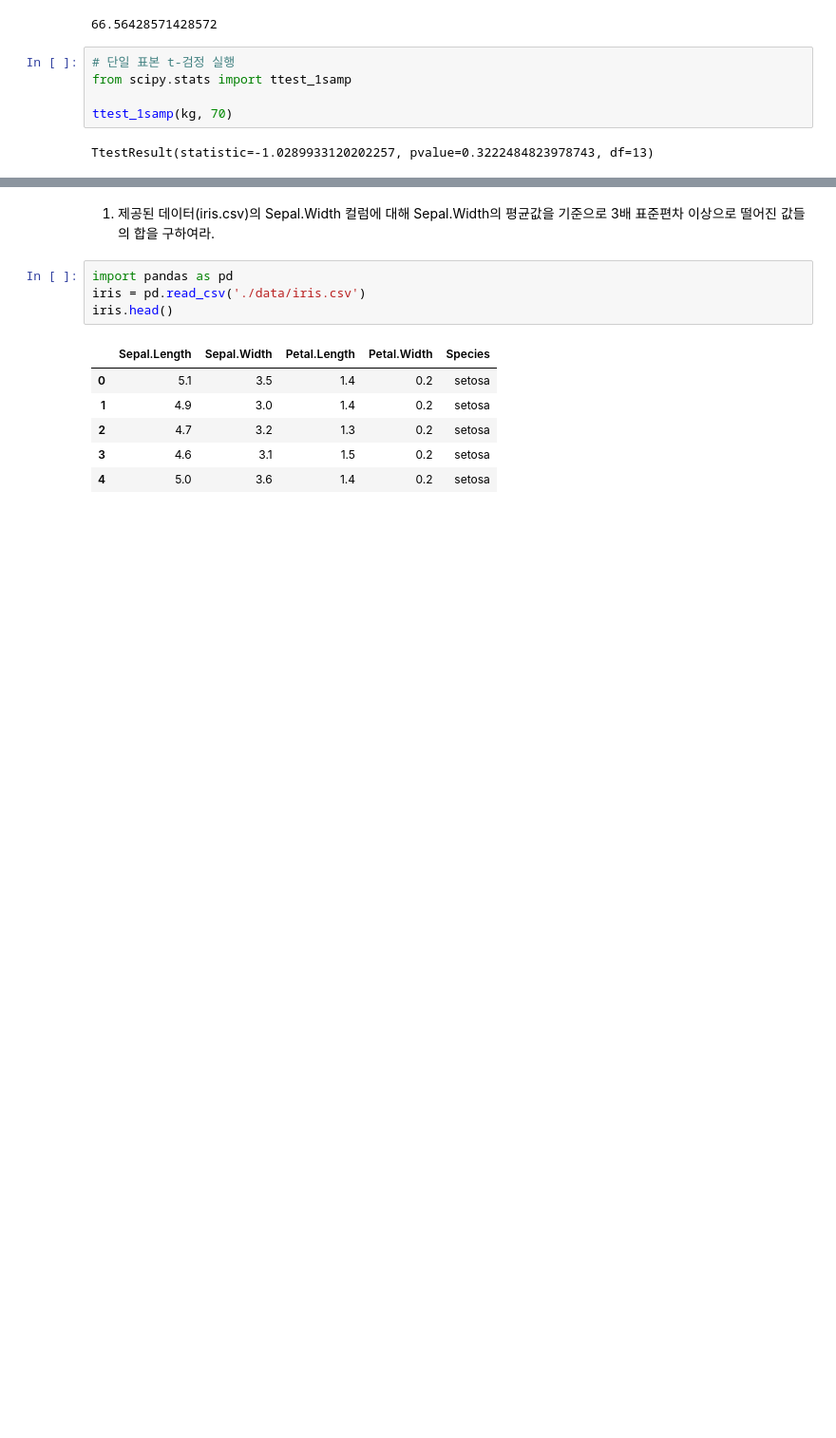
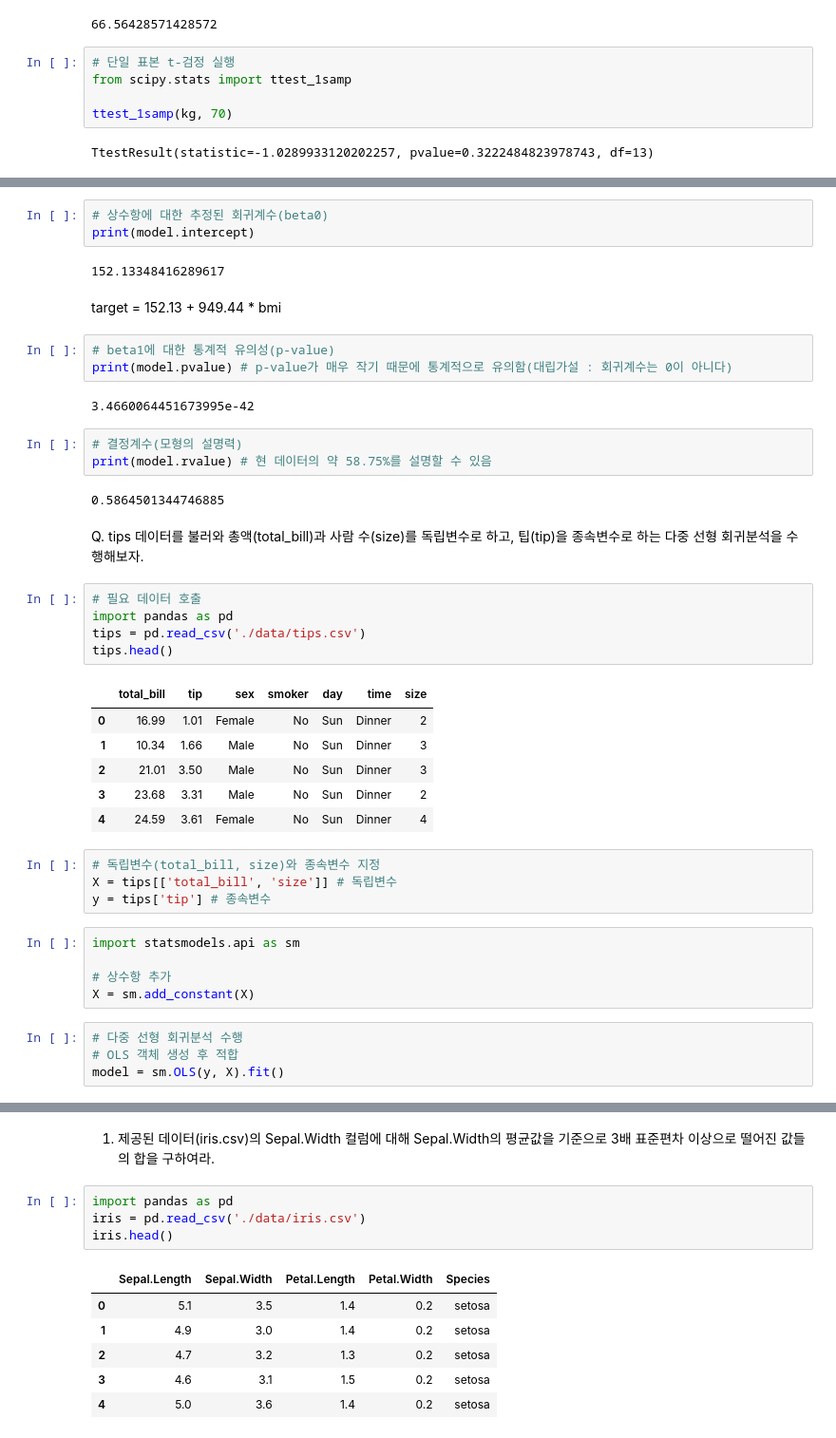
Before and after one commit to taek5000/BigDataAnalysis, a Jupyter notebook: practice.ipynb, the cells around one changed output, grey strips where cells are left out. Shown at 95% size. Cells and saved outputs as stored; diff of their text form; blank space fills up the shorter version.

```diff
--- a/practice.ipynb
+++ b/practice.ipynb
@@ -460,0 +501,44 @@ TtestResult(statistic=-1.0289933120202257, pvalue=0.3222484823978743, df=13)
+# %%
+# 상수항에 대한 추정된 회귀계수(beta0)
+print(model.intercept)
+# %% [output]
+152.13348416289617
+# %% [markdown]
+target = 152.13 + 949.44 * bmi
+# %%
+# beta1에 대한 통계적 유의성(p-value)
+print(model.pvalue) # p-value가 매우 작기 때문에 통계적으로 유의함(대립가설 : 회귀계수는 0이 아니다)
+# %% [output]
+3.4660064451673995e-42
+# %%
+# 결정계수(모형의 설명력)
+print(model.rvalue) # 현 데이터의 약 58.75%를 설명할 수 있음
+# %% [output]
+0.5864501344746885
+# %% [markdown]
+Q. tips 데이터를 불러와 총액(total_bill)과 사람 수(size)를 독립변수로 하고, 팁(tip)을 종속변수로 하는 다중 선형 회귀분석을 수행해보자.
+# %%
+# 필요 데이터 호출
+import pandas as pd
+tips = pd.read_csv('./data/tips.csv')
+tips.head()
+# %% [output]
+|  | total_bill | tip | sex | smoker | day | time | size |
+| 0 | 16.99 | 1.01 | Female | No | Sun | Dinner | 2 |
+| 1 | 10.34 | 1.66 | Male | No | Sun | Dinner | 3 |
+| 2 | 21.01 | 3.50 | Male | No | Sun | Dinner | 3 |
+| 3 | 23.68 | 3.31 | Male | No | Sun | Dinner | 2 |
+| 4 | 24.59 | 3.61 | Female | No | Sun | Dinner | 4 |
+# %%
+# 독립변수(total_bill, size)와 종속변수 지정
+X = tips[['total_bill', 'size']] # 독립변수
+y = tips['tip'] # 종속변수
+# %%
+import statsmodels.api as sm
+
+# 상수항 추가
+X = sm.add_constant(X)
+# %%
+# 다중 선형 회귀분석 수행
+# OLS 객체 생성 후 적합
+model = sm.OLS(y, X).fit()
```
Also changed, not shown: parts of 55 cells of this notebook, 6 other files.
